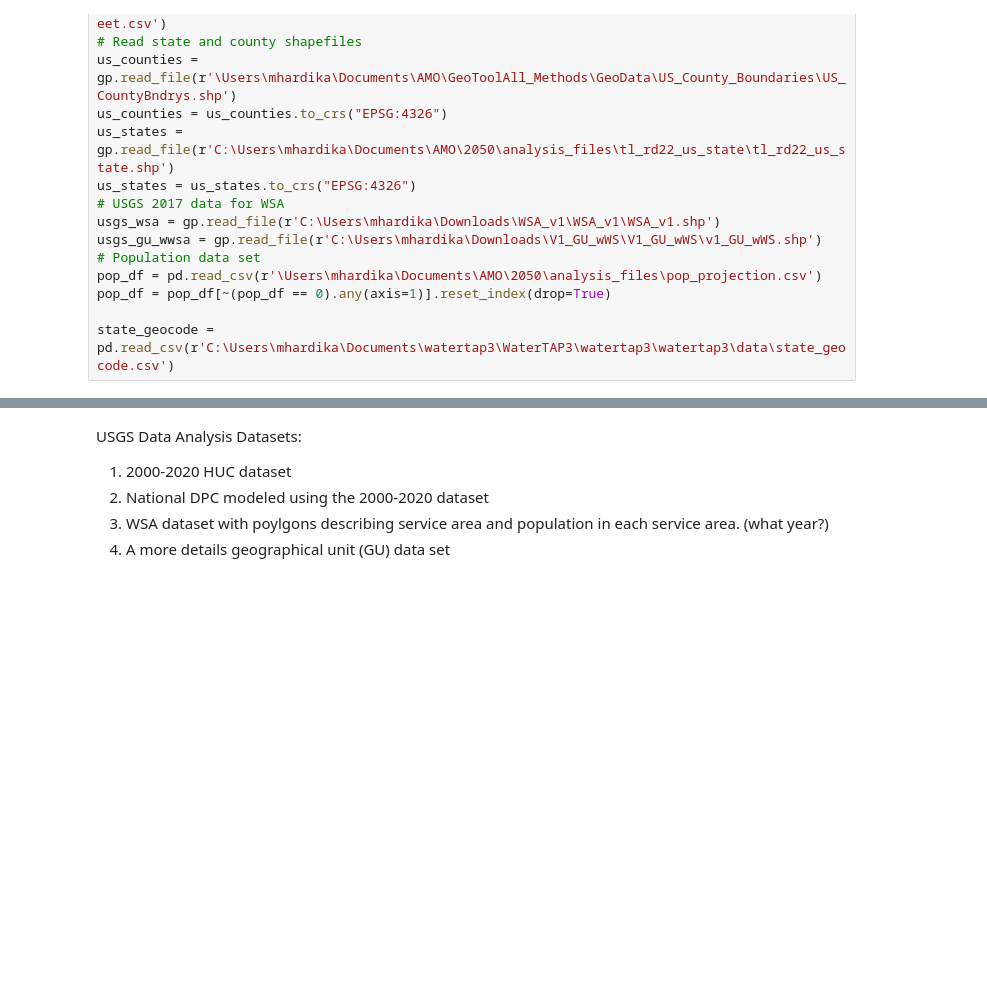
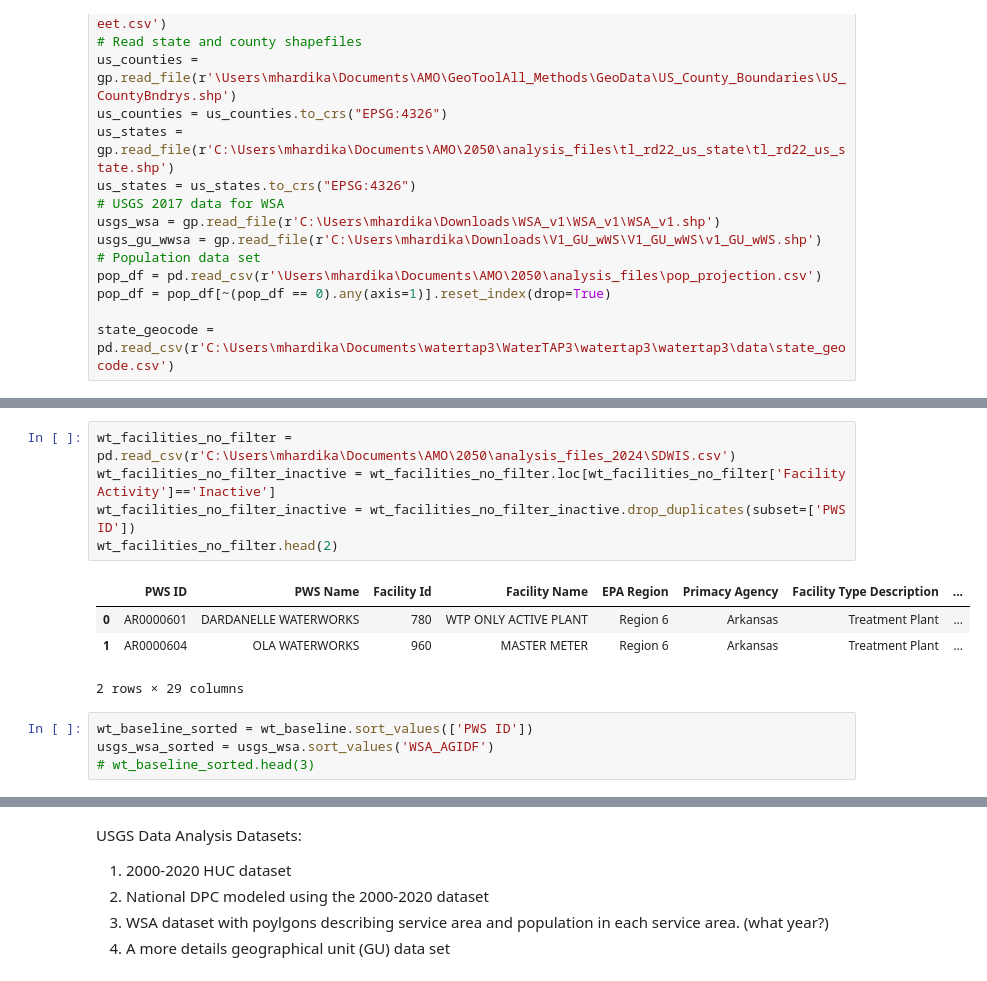
Before and after one commit to MuktaHardikar/WaterTAP3, a Jupyter notebook: watertap3/watertap3/usgs_2020.ipynb, the cells around one changed output, grey strips where cells are left out. Saved outputs shown, nothing was run; the diff lists cells and outputs as text; blank space fills up the shorter version.

```diff
--- a/watertap3/watertap3/usgs_2020.ipynb
+++ b/watertap3/watertap3/usgs_2020.ipynb
@@ -27,0 +77,14 @@ state_geocode = pd.read_csv(r'C:\Users\mhardika\Documents\watertap3\WaterTAP3\wa
+# %%
+wt_facilities_no_filter = pd.read_csv(r'C:\Users\mhardika\Documents\AMO\2050\analysis_files_2024\SDWIS.csv')
+wt_facilities_no_filter_inactive = wt_facilities_no_filter.loc[wt_facilities_no_filter['Facility Activity']=='Inactive']
+wt_facilities_no_filter_inactive = wt_facilities_no_filter_inactive.drop_duplicates(subset=['PWS ID'])
+wt_facilities_no_filter.head(2)
+# %% [output]
+|  | PWS ID | PWS Name | Facility Id | Facility Name | EPA Region | Primacy Agency | Facility Type Description | ... |
+| 0 | AR0000601 | DARDANELLE WATERWORKS | 780 | WTP ONLY ACTIVE PLANT | Region 6 | Arkansas | Treatment Plant | ... |
+| 1 | AR0000604 | OLA WATERWORKS | 960 | MASTER METER | Region 6 | Arkansas | Treatment Plant | ... |
+2 rows × 29 columns
+# %%
+wt_baseline_sorted = wt_baseline.sort_values(['PWS ID'])
+usgs_wsa_sorted = usgs_wsa.sort_values('WSA_AGIDF')
+# wt_baseline_sorted.head(3)
```
Also changed, not shown: parts of 33 cells of this notebook, 2 other files.
